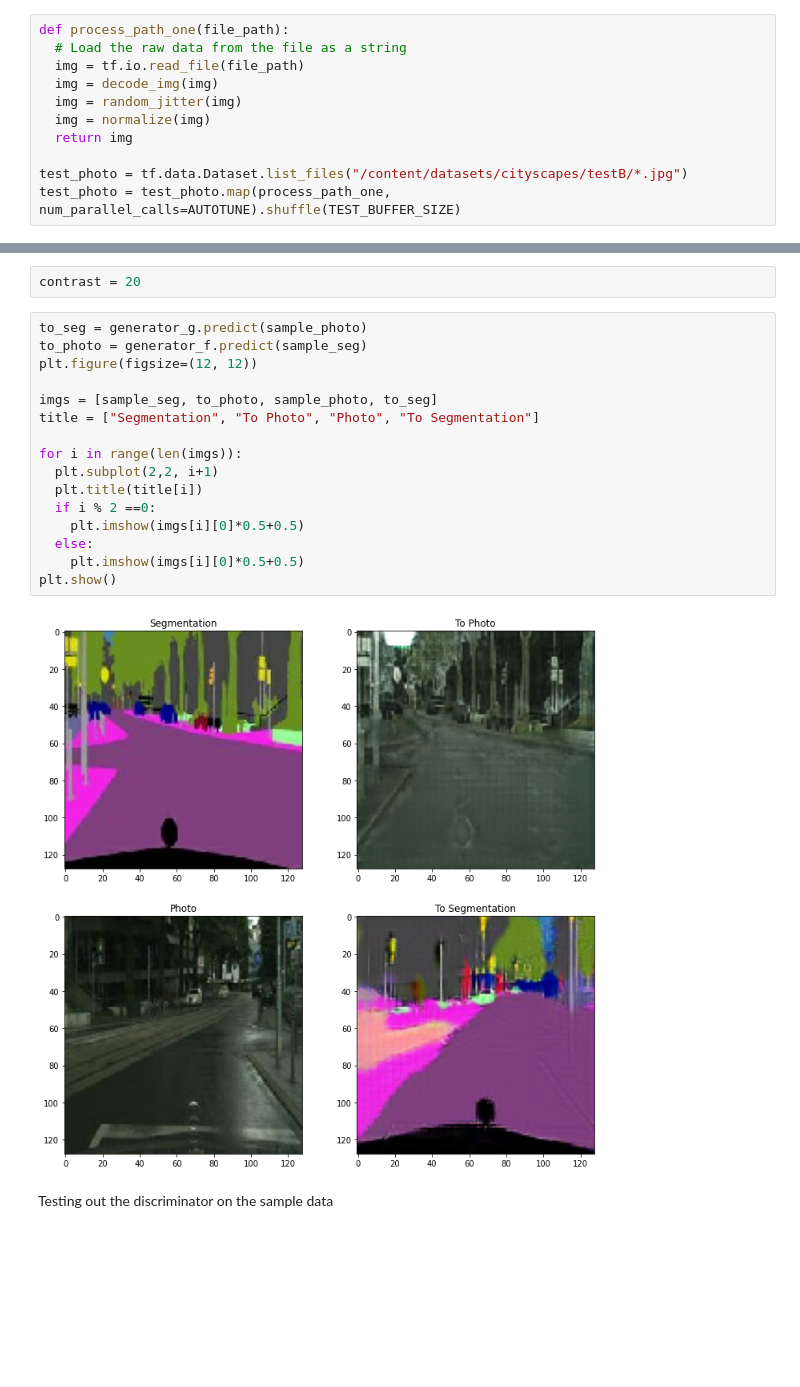
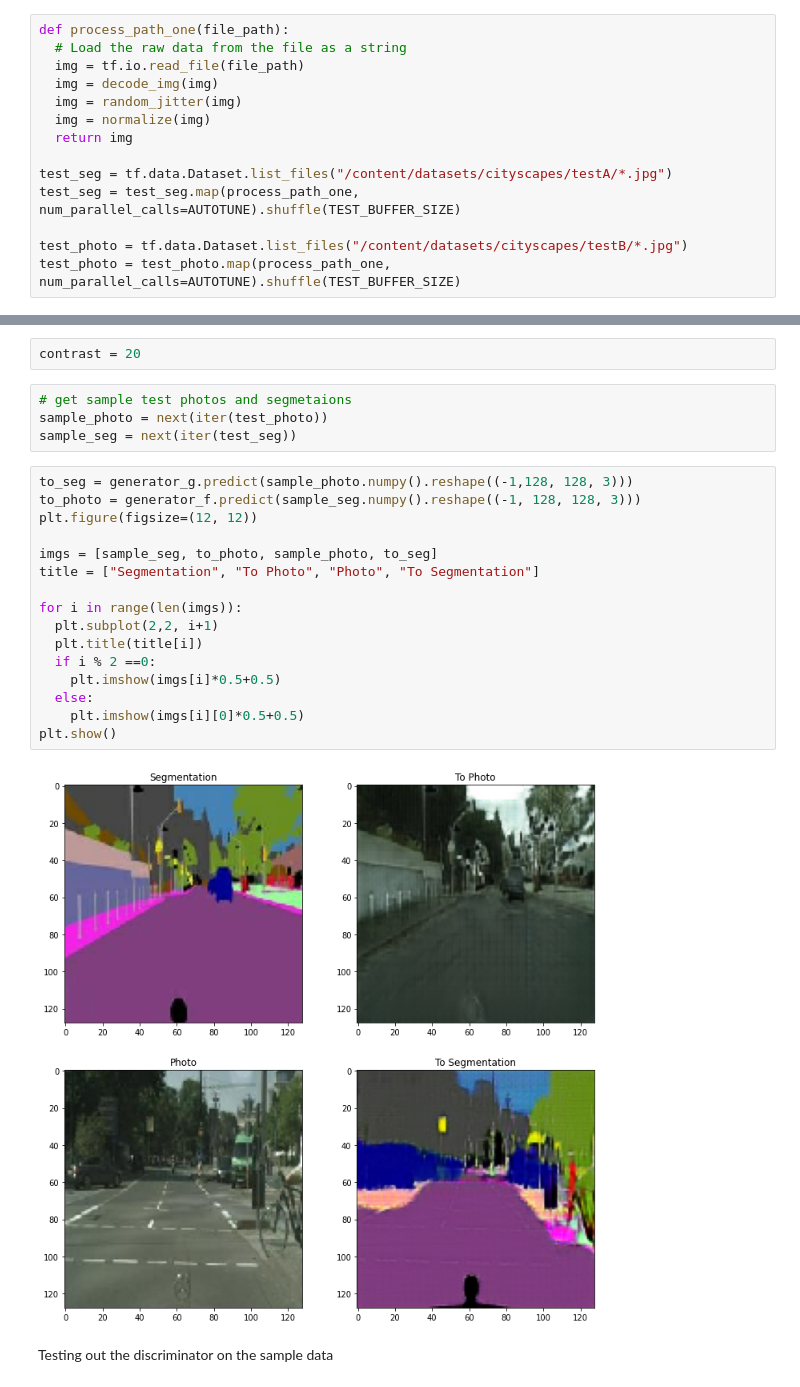
Before and after one commit to AdamClarkStandke/GAN_Models, a Jupyter notebook: CycleGANv2020_ResNetCompositeBufferModel.ipynb, the cells around one changed output, grey strips where cells are left out. Cells and saved outputs as stored; diff of their text form; blank space fills up the shorter version.

```diff
--- a/CycleGANv2020_ResNetCompositeBufferModel.ipynb
+++ b/CycleGANv2020_ResNetCompositeBufferModel.ipynb
@@ -170,5 +173,8 @@ def process_path_one(file_path):
   img = normalize(img)
   return img
 
+test_seg = tf.data.Dataset.list_files("/content/datasets/cityscapes/testA/*.jpg")
+test_seg = test_seg.map(process_path_one, num_parallel_calls=AUTOTUNE).shuffle(TEST_BUFFER_SIZE)
+
 test_photo = tf.data.Dataset.list_files("/content/datasets/cityscapes/testB/*.jpg")
 test_photo = test_photo.map(process_path_one, num_parallel_calls=AUTOTUNE).shuffle(TEST_BUFFER_SIZE)
@@ -421,24 +441,28 @@ generator_g.get_weights()
 Testing out the genrators on the sample data
 # %%
 contrast = 20
+# %%
+# get sample test photos and segmetaions
+sample_photo = next(iter(test_photo))
+sample_seg = next(iter(test_seg))
 # %%
-to_seg = generator_g.predict(sample_photo)
-to_photo = generator_f.predict(sample_seg)
+to_seg = generator_g.predict(sample_photo.numpy().reshape((-1,128, 128, 3)))
+to_photo = generator_f.predict(sample_seg.numpy().reshape((-1, 128, 128, 3)))
 plt.figure(figsize=(12, 12))
 
 imgs = [sample_seg, to_photo, sample_photo, to_seg]
 title = ["Segmentation", "To Photo", "Photo", "To Segmentation"]
 
 for i in range(len(imgs)):
   plt.subplot(2,2, i+1)
   plt.title(title[i])
   if i % 2 ==0:
-    plt.imshow(imgs[i][0]*0.5+0.5)
+    plt.imshow(imgs[i]*0.5+0.5)
   else:
     plt.imshow(imgs[i][0]*0.5+0.5)
 plt.show()
 # %% [output]
-[figure, old version]
+[figure, new version]
 # %% [markdown]
 Testing out the discriminator on the sample data
 # %%
```
Also changed, not shown: parts of 30 cells of this notebook.
